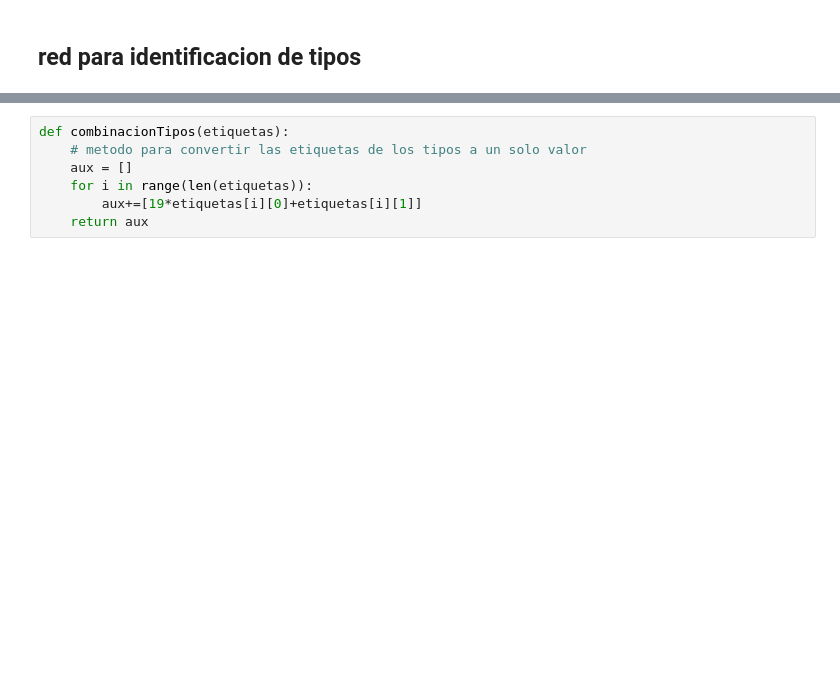
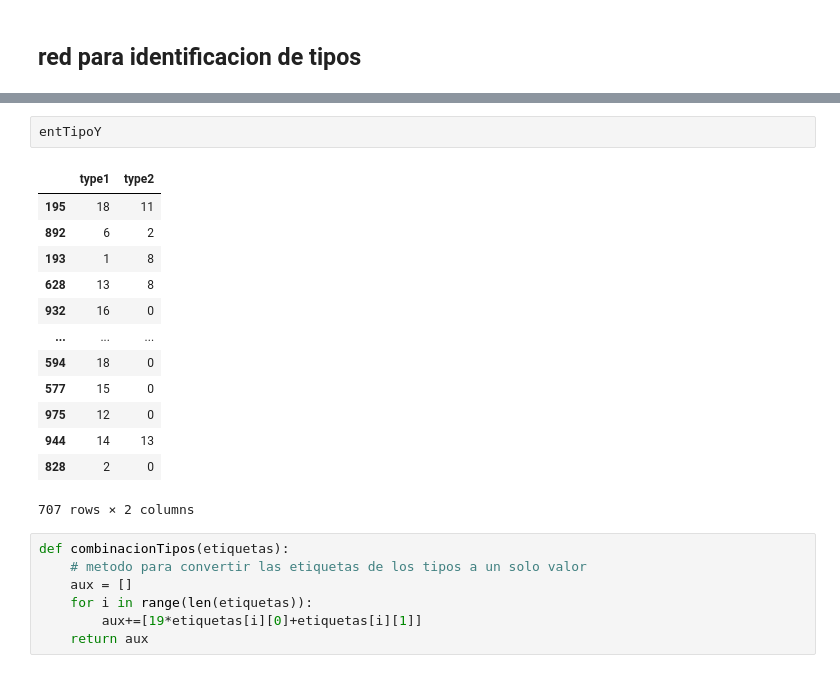
Before and after one commit to nick-kano/proyectoRedesNeuronales, a Jupyter notebook: Proyecto Redes Neuronales.ipynb, the cells around one changed output, grey strips where cells are left out. Saved outputs shown, nothing was run; the diff lists cells and outputs as text; blank space fills up the shorter version.

```diff
--- a/Proyecto Redes Neuronales.ipynb
+++ b/Proyecto Redes Neuronales.ipynb
@@ -355,3 +374,19 @@ Y2
+# %%
+entTipoY
+# %% [output]
+|  | type1 | type2 |
+| 195 | 18 | 11 |
+| 892 | 6 | 2 |
+| 193 | 1 | 8 |
+| 628 | 13 | 8 |
+| 932 | 16 | 0 |
+| ... | ... | ... |
+| 594 | 18 | 0 |
+| 577 | 15 | 0 |
+| 975 | 12 | 0 |
+| 944 | 14 | 13 |
+| 828 | 2 | 0 |
+707 rows × 2 columns
 # %%
 def combinacionTipos(etiquetas):
     # metodo para convertir las etiquetas de los tipos a un solo valor
```
Also changed, not shown: parts of 16 cells of this notebook, 1 other file.
